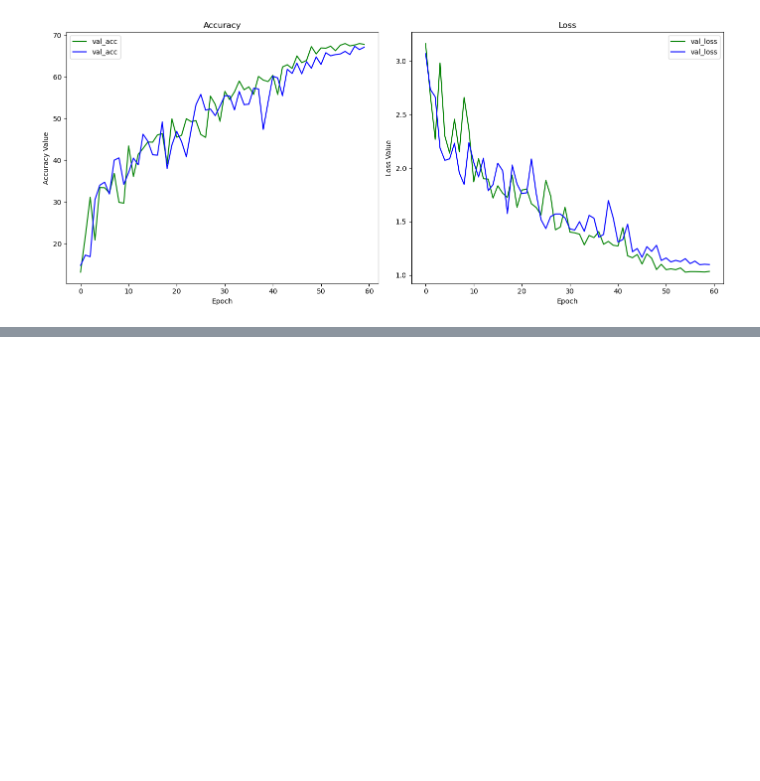
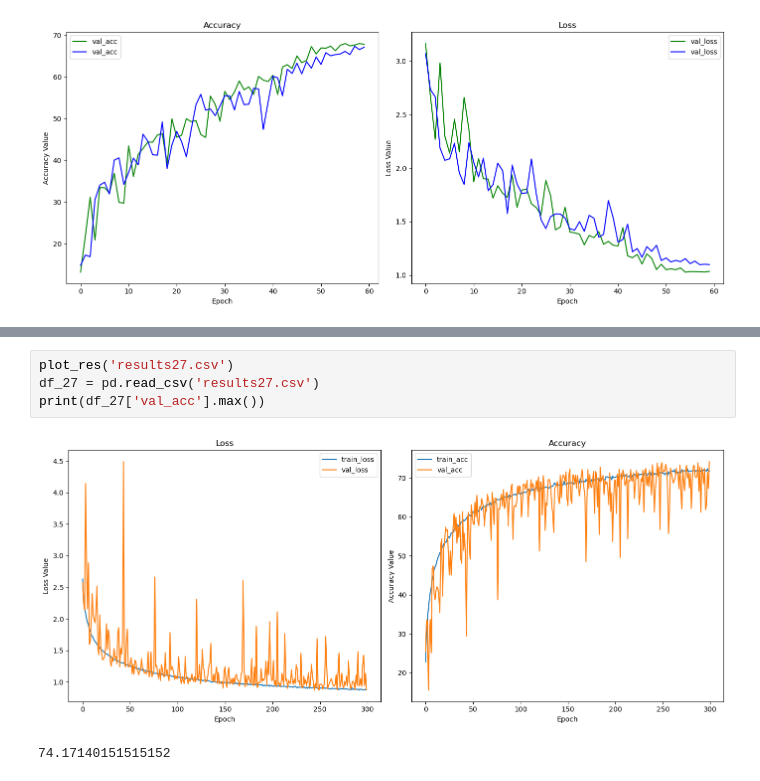
Before and after one commit to Anton123567/DL_UPC, a Jupyter notebook: results_all/Deep Learning Assignment.ipynb, the cells around one changed output, grey strips where cells are left out. Cells and saved outputs as stored; diff of their text form; blank space fills up the shorter version.

```diff
--- a/results_all/Deep Learning Assignment.ipynb
+++ b/results_all/Deep Learning Assignment.ipynb
@@ -885,0 +917,7 @@ plt.show()
+# %%
+plot_res('results27.csv')
+df_27 = pd.read_csv('results27.csv')
+print(df_27['val_acc'].max())
+# %% [output]
+[figure, added]
+74.17140151515152
```
Also changed, not shown: parts of 9 cells of this notebook, 6 other files.
